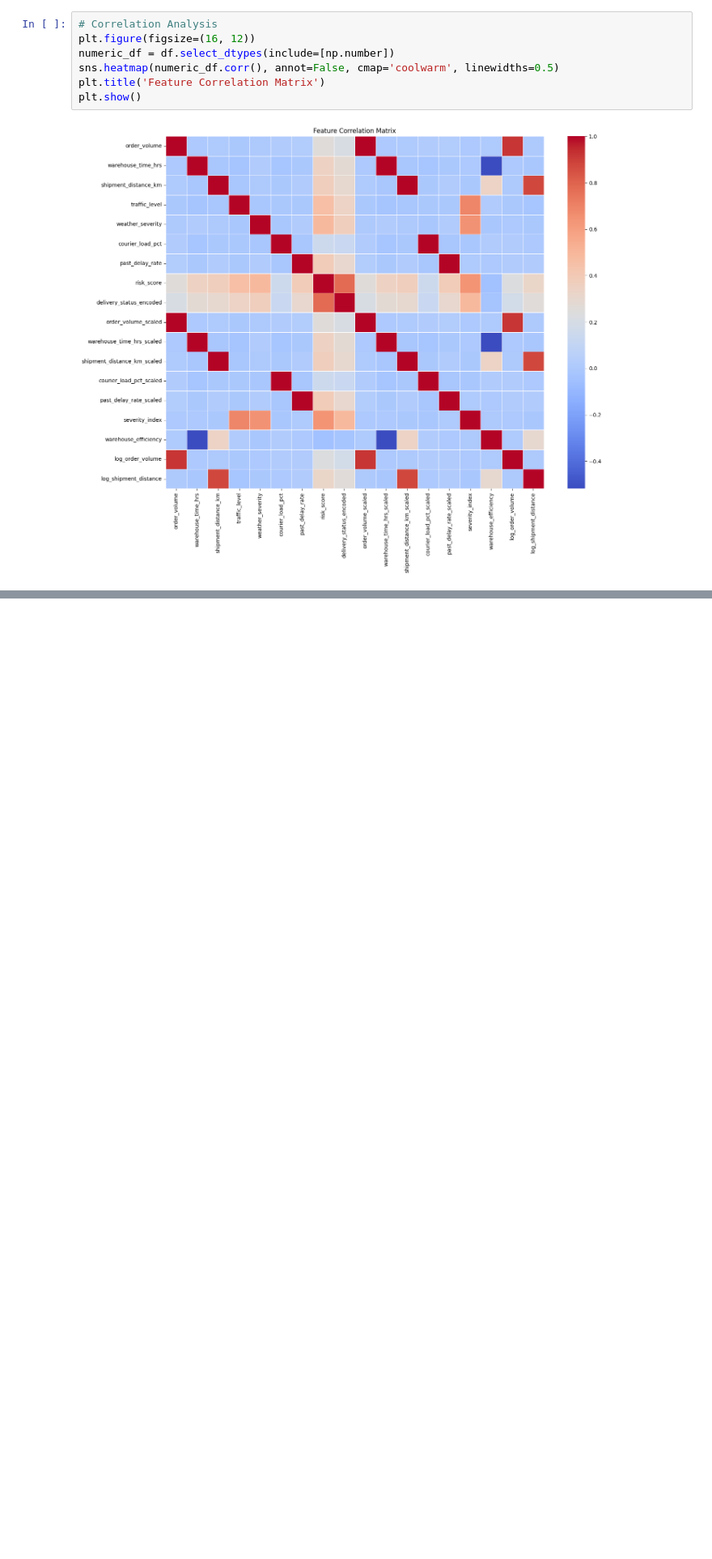
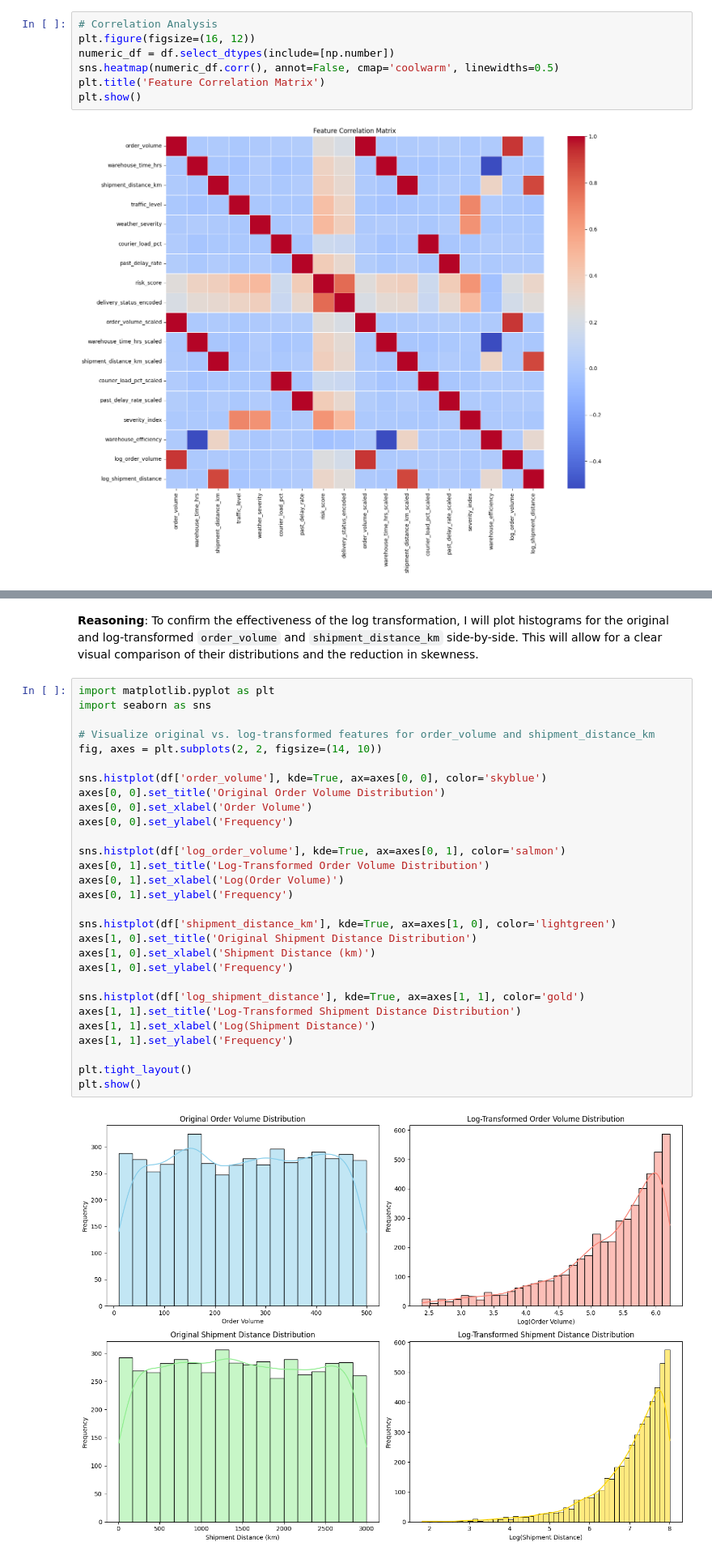
Before and after one commit to Daksh-Aggarwal/Amazon-Supply-Chain-Intelligence-ML-Project, a Jupyter notebook: notebooks/2_preprocessing.ipynb, the cells around one changed output, grey strips where cells are left out. Shown at 81% size. Cells and saved outputs as stored; diff of their text form; blank space fills up the shorter version.

```diff
--- a/notebooks/2_preprocessing.ipynb
+++ b/notebooks/2_preprocessing.ipynb
@@ -166,0 +285,34 @@ Data saved to ../data/processed/processed_delivery_data.csv
+# %% [markdown]
+**Reasoning**:
+To confirm the effectiveness of the log transformation, I will plot histograms for the original and log-transformed `order_volume` and `shipment_distance_km` side-by-side. This will allow for a clear visual comparison of their distributions and the reduction in skewness.
+# %%
+import matplotlib.pyplot as plt
+import seaborn as sns
+
+# Visualize original vs. log-transformed features for order_volume and shipment_distance_km
+fig, axes = plt.subplots(2, 2, figsize=(14, 10))
+
+sns.histplot(df['order_volume'], kde=True, ax=axes[0, 0], color='skyblue')
+axes[0, 0].set_title('Original Order Volume Distribution')
+axes[0, 0].set_xlabel('Order Volume')
+axes[0, 0].set_ylabel('Frequency')
+
+sns.histplot(df['log_order_volume'], kde=True, ax=axes[0, 1], color='salmon')
+axes[0, 1].set_title('Log-Transformed Order Volume Distribution')
+axes[0, 1].set_xlabel('Log(Order Volume)')
+axes[0, 1].set_ylabel('Frequency')
+
+sns.histplot(df['shipment_distance_km'], kde=True, ax=axes[1, 0], color='lightgreen')
+axes[1, 0].set_title('Original Shipment Distance Distribution')
+axes[1, 0].set_xlabel('Shipment Distance (km)')
+axes[1, 0].set_ylabel('Frequency')
+
+sns.histplot(df['log_shipment_distance'], kde=True, ax=axes[1, 1], color='gold')
+axes[1, 1].set_title('Log-Transformed Shipment Distance Distribution')
+axes[1, 1].set_xlabel('Log(Shipment Distance)')
+axes[1, 1].set_ylabel('Frequency')
+
+plt.tight_layout()
+plt.show()
+# %% [output]
+[figure, added]
```
Also changed, not shown: parts of 27 cells of this notebook, 1 other file.
